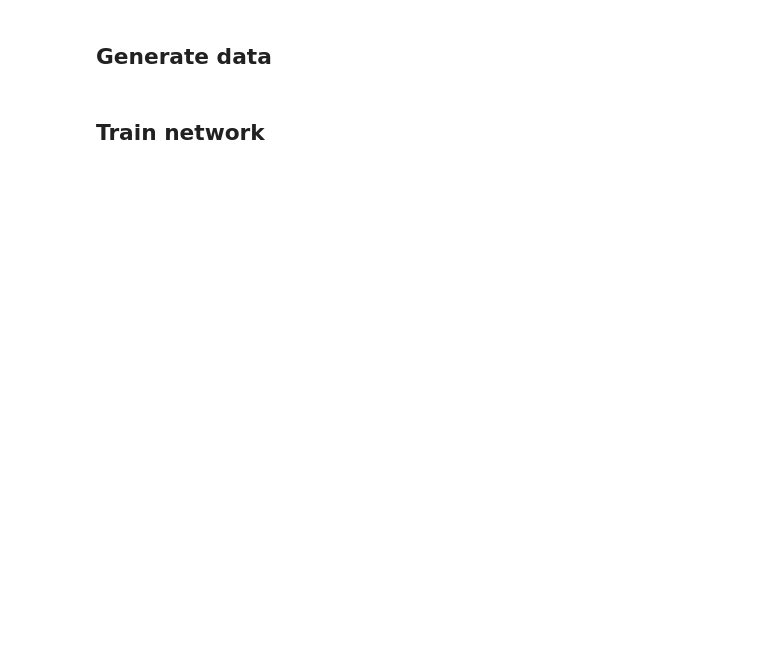
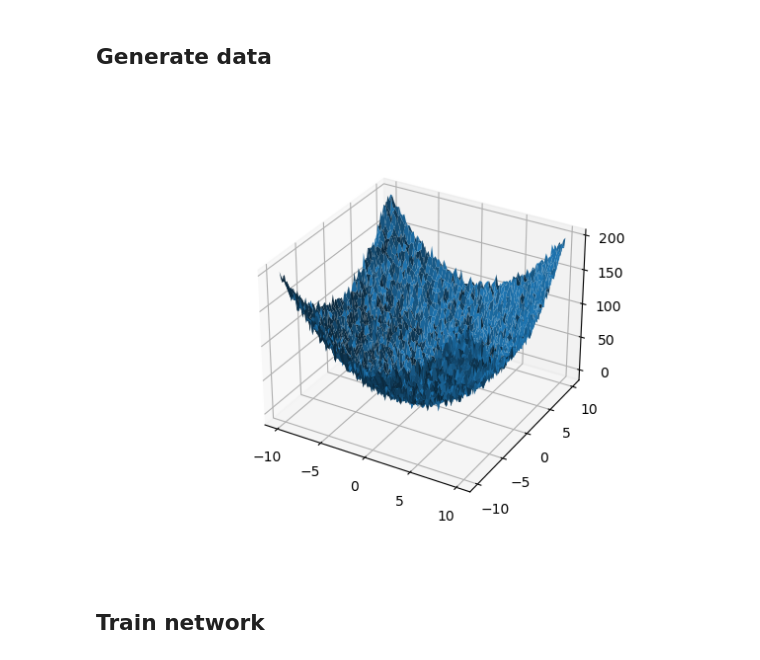
Before and after one commit to nskh/safe-training, a Jupyter notebook: multinode_projection.ipynb, the cells around one changed output. Saved outputs shown, nothing was run; the diff lists cells and outputs as text; code cells hidden in the pictures; blank space fills up the shorter version.

```diff
--- a/multinode_projection.ipynb
+++ b/multinode_projection.ipynb
@@ -20,18 +24,21 @@ from projection_examples import projection_training_loop
 # %% [markdown]
 ## Generate data
 # %%
+NOISE_STD = 5
 x = np.linspace(-10, 10, 100)
 y = np.linspace(-10, 10, 100)
 x, y = np.meshgrid(x,y)
-z = x**2 + y**2
+z = x**2 + y**2 + np.random.standard_normal(x.shape)*NOISE_STD
 
 fig = plt.figure()
 ax = fig.add_subplot(projection='3d')
 
 # plt.scatter(x, y, z)
 ax.plot_surface(x, y, z)
 # ax.set_zlim(-1, 101)
 plt.show()
+# %% [output]
+[figure, added]
 # %%
 x_array = x.reshape(-1, 1)
 y_array = y.reshape(-1, 1)
```
Also changed, not shown: parts of 43 cells of this notebook, 5 other files.
